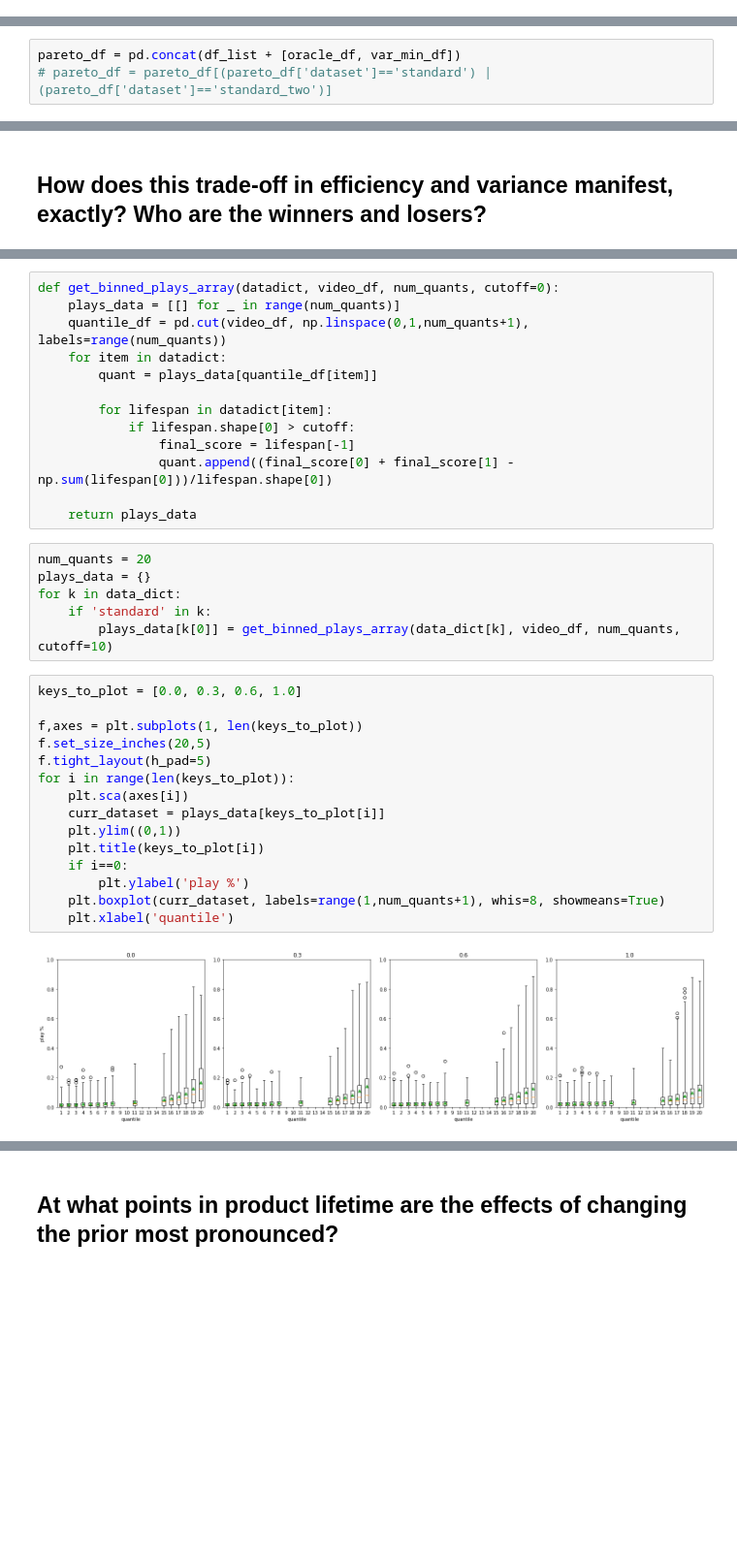
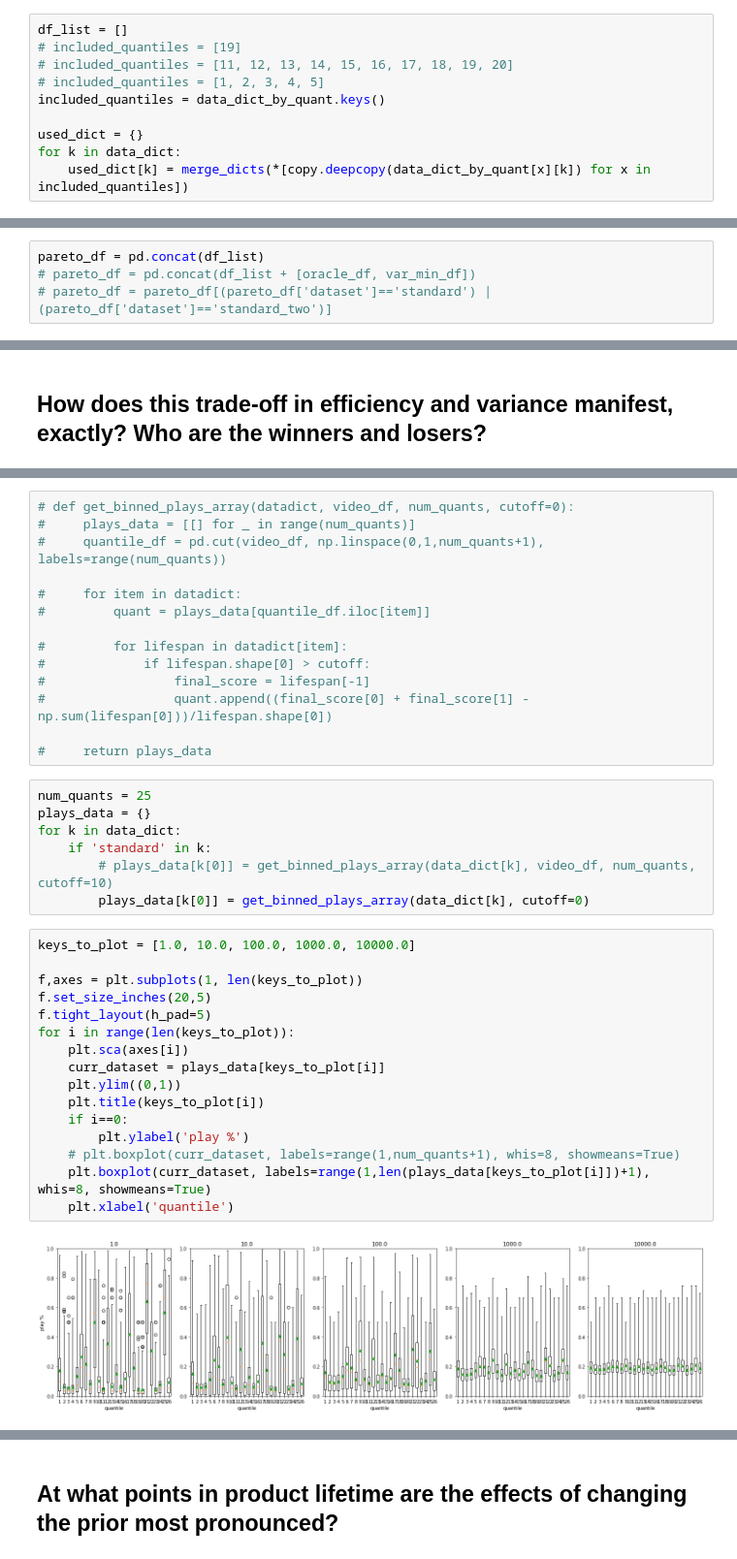
Before and after one commit to LEFTA98/ratings_with_eb, a Jupyter notebook: ec_plots.ipynb, the cells around one changed output, grey strips where cells are left out. Shown at 97% size. Saved outputs shown, nothing was run; the diff lists cells and outputs as text; blank space fills up the shorter version.

```diff
--- a/ec_plots.ipynb
+++ b/ec_plots.ipynb
@@ -322,0 +321,10 @@ var_min_df = pd.DataFrame([[0,
+# %%
+df_list = []
+# included_quantiles = [19]
+# included_quantiles = [11, 12, 13, 14, 15, 16, 17, 18, 19, 20]
+# included_quantiles = [1, 2, 3, 4, 5]
+included_quantiles = data_dict_by_quant.keys()
+
+used_dict = {}
+for k in data_dict:
+    used_dict[k] = merge_dicts(*[copy.deepcopy(data_dict_by_quant[x][k]) for x in included_quantiles])
@@ -323,5 +360,6 @@ var_min_df = pd.DataFrame([[0,
 # %%
-pareto_df = pd.concat(df_list + [oracle_df, var_min_df])
+pareto_df = pd.concat(df_list)
+# pareto_df = pd.concat(df_list + [oracle_df, var_min_df])
 # pareto_df = pareto_df[(pareto_df['dataset']=='standard') | (pareto_df['dataset']=='standard_two')]
 # %%
 pareto_df
@@ -380,39 +489,42 @@ for i in range(labels.shape[0]):
 # %%
-def get_binned_plays_array(datadict, video_df, num_quants, cutoff=0):
-    plays_data = [[] for _ in range(num_quants)]
-    quantile_df = pd.cut(video_df, np.linspace(0,1,num_quants+1), labels=range(num_quants))
-    for item in datadict:
-        quant = plays_data[quantile_df[item]]
+# def get_binned_plays_array(datadict, video_df, num_quants, cutoff=0):
+#     plays_data = [[] for _ in range(num_quants)]
+#     quantile_df = pd.cut(video_df, np.linspace(0,1,num_quants+1), labels=range(num_quants))
 
-        for lifespan in datadict[item]:
-            if lifespan.shape[0] > cutoff:
-                final_score = lifespan[-1]
-                quant.append((final_score[0] + final_score[1] - np.sum(lifespan[0]))/lifespan.shape[0])
+#     for item in datadict:
+#         quant = plays_data[quantile_df.iloc[item]]
 
-    return plays_data
+#         for lifespan in datadict[item]:
+#             if lifespan.shape[0] > cutoff:
+#                 final_score = lifespan[-1]
+#                 quant.append((final_score[0] + final_score[1] - np.sum(lifespan[0]))/lifespan.shape[0])
+
+#     return plays_data
 # %%
-num_quants = 20
+num_quants = 25
 plays_data = {}
 for k in data_dict:
     if 'standard' in k:
-        plays_data[k[0]] = get_binned_plays_array(data_dict[k], video_df, num_quants, cutoff=10)
+        # plays_data[k[0]] = get_binned_plays_array(data_dict[k], video_df, num_quants, cutoff=10)
+        plays_data[k[0]] = get_binned_plays_array(data_dict[k], cutoff=0)
 # %%
-keys_to_plot = [0.0, 0.3, 0.6, 1.0]
+keys_to_plot = [1.0, 10.0, 100.0, 1000.0, 10000.0]
 
 f,axes = plt.subplots(1, len(keys_to_plot))
 f.set_size_inches(20,5)
 f.tight_layout(h_pad=5)
 for i in range(len(keys_to_plot)):
     plt.sca(axes[i])
     curr_dataset = plays_data[keys_to_plot[i]]
     plt.ylim((0,1))
     plt.title(keys_to_plot[i])
     if i==0:
         plt.ylabel('play %')
-    plt.boxplot(curr_dataset, labels=range(1,num_quants+1), whis=8, showmeans=True)
+    # plt.boxplot(curr_dataset, labels=range(1,num_quants+1), whis=8, showmeans=True)
+    plt.boxplot(curr_dataset, labels=range(1,len(plays_data[keys_to_plot[i]])+1), whis=8, showmeans=True)
     plt.xlabel('quantile')
 # %% [output]
-[figure, old version]
+[figure, new version]
 # %%
 df_dict = {}
 for i in range(len(keys_to_plot)):
```
Also changed, not shown: parts of 40 cells of this notebook.
